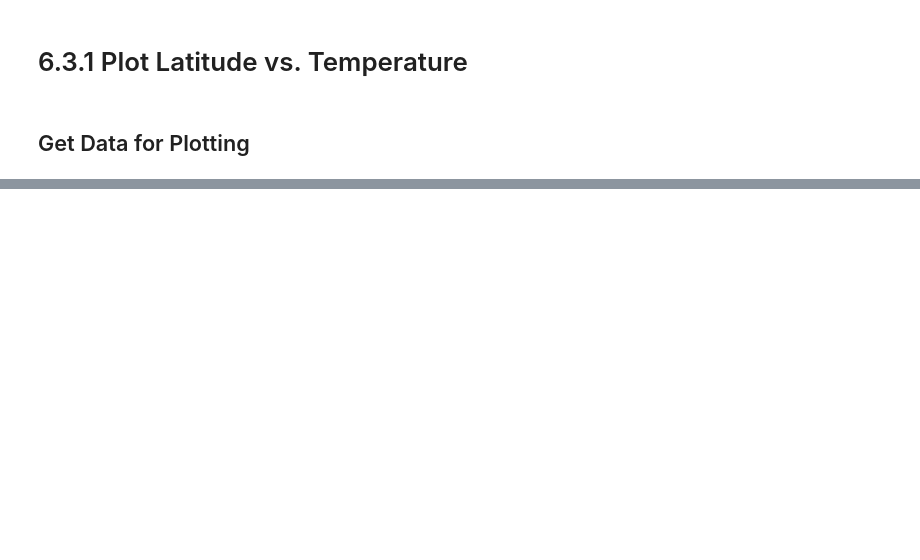
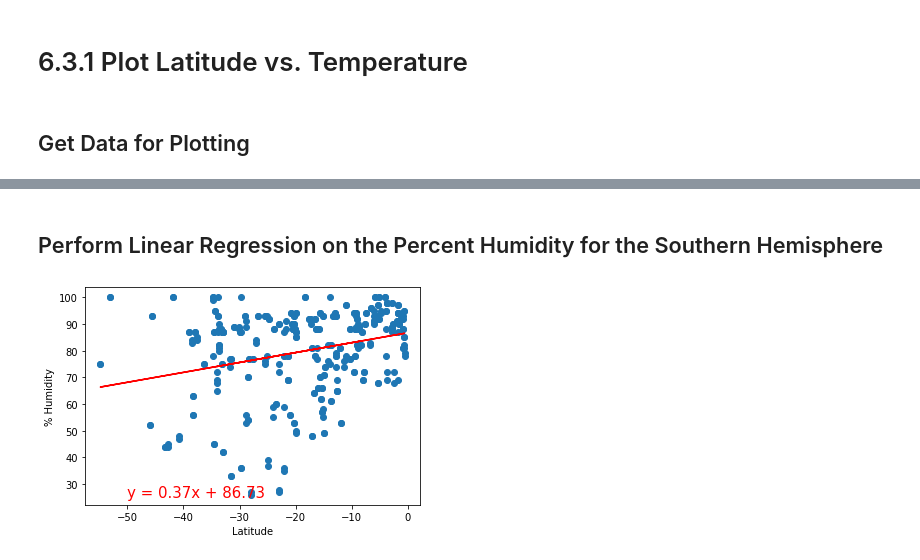
Before and after one commit to sdang101/World_Weather_Analysis, a Jupyter notebook: WeatherPy.ipynb, the cells around one changed output, grey strips where cells are left out. Cells and saved outputs as stored; diff of their text form; code cells hidden in the pictures; blank space fills up the shorter version.

```diff
--- a/WeatherPy.ipynb
+++ b/WeatherPy.ipynb
@@ -258,0 +385,11 @@ plt.show()
+# %% [markdown]
+## Perform Linear Regression on the Percent Humidity for the Southern Hemisphere
+# %%
+# Linear regression on the Southern Hemisphere
+x_values = southern_hemi_df["Lat"]
+y_values = southern_hemi_df["Humidity"]
+# Call the function.
+plot_linear_regression(x_values, y_values,
+                       'Linear Regression on the Southern Hemisphere \n for % Humidity', '% Humidity',(-50,25))
+# %% [output]
+[figure, added]
```
Also changed, not shown: parts of 35 cells of this notebook, 5 other files.
